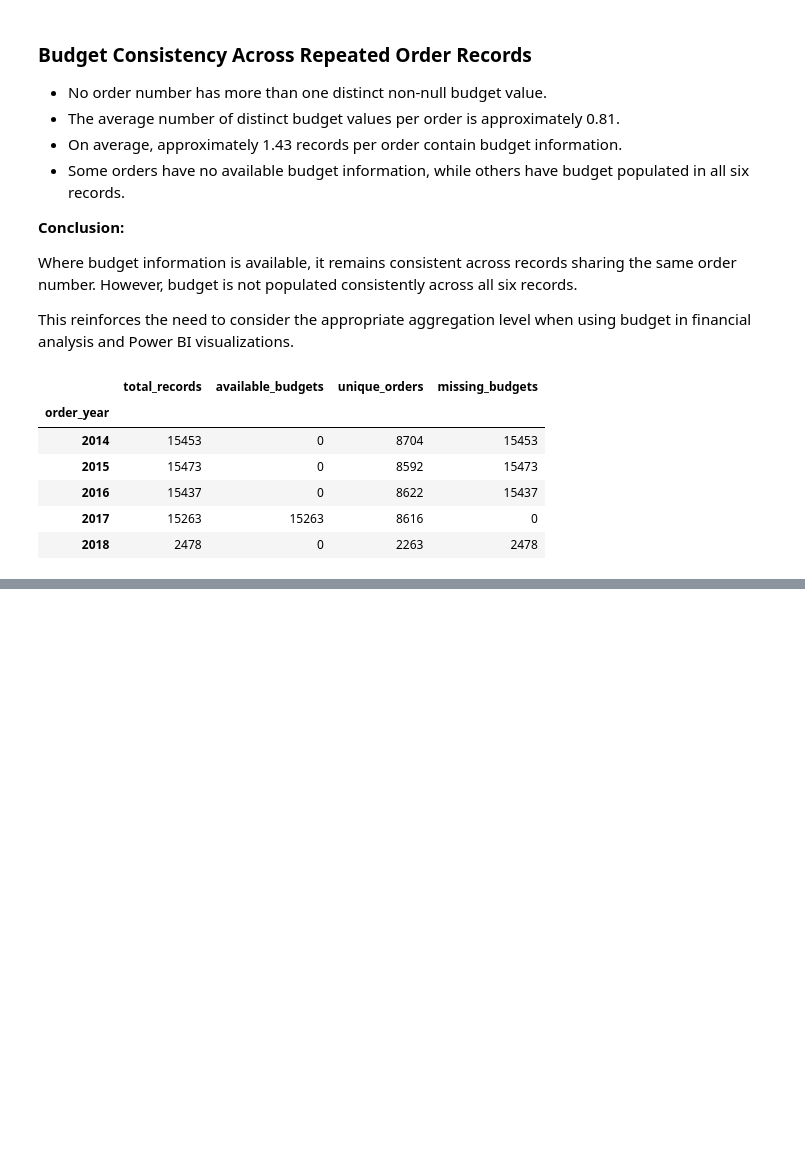
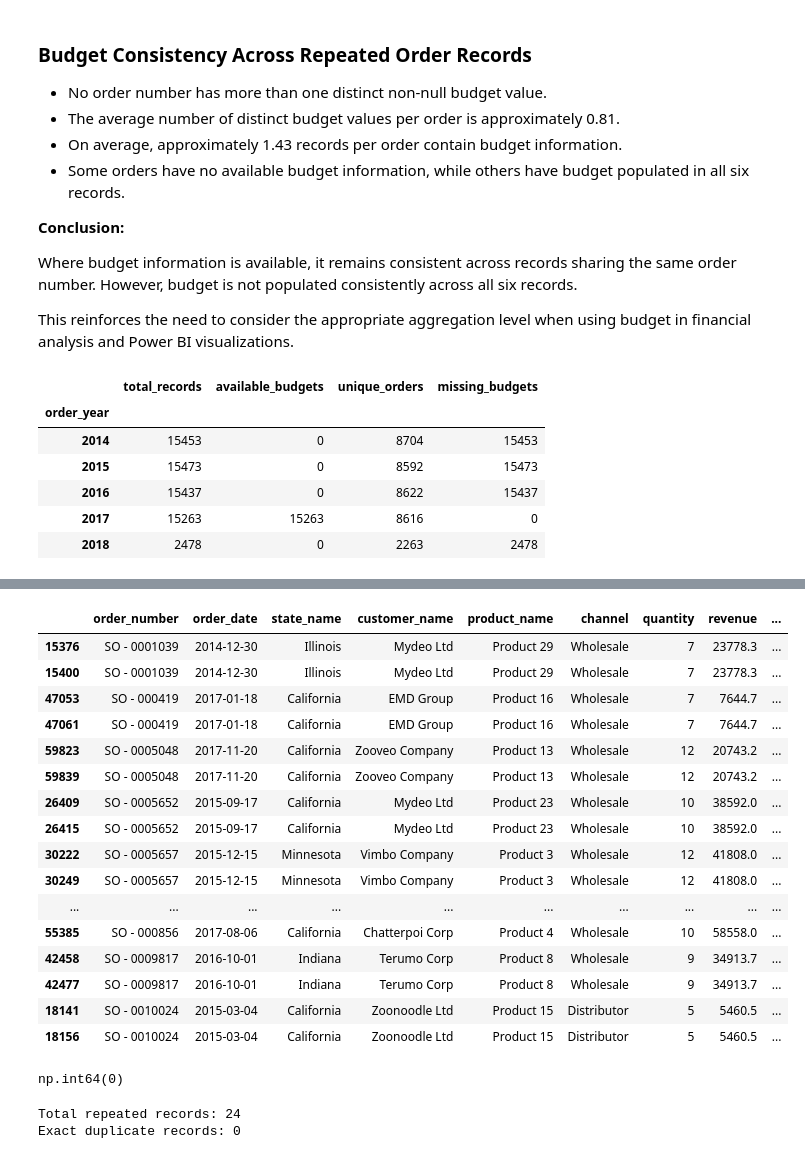
Before and after one commit to esthermaina36/sales-analysis-project, a Jupyter notebook: notebooks/01_sales_data_exploration.ipynb, the cells around one changed output, grey strips where cells are left out. Saved outputs shown, nothing was run; the diff lists cells and outputs as text; code cells hidden in the pictures; blank space fills up the shorter version.

```diff
--- a/notebooks/01_sales_data_exploration.ipynb
+++ b/notebooks/01_sales_data_exploration.ipynb
@@ -941,0 +1078,44 @@ budget_by_year
+# %%
+repeated_combinations = df[
+    df.duplicated(
+        subset=['order_number', 'order_date', 'state'],
+        keep=False
+    )
+].sort_values(
+    ['order_number', 'order_date', 'state']
+)
+
+repeated_combinations[
+    ['order_number', 'order_date', 'state_name',
+     'customer_name', 'product_name', 'channel',
+     'quantity', 'revenue', 'profit']
+]
+# %% [output]
+|  | order_number | order_date | state_name | customer_name | product_name | channel | quantity | revenue | ... |
+| 15376 | SO - 0001039 | 2014-12-30 | Illinois | Mydeo Ltd | Product 29 | Wholesale | 7 | 23778.3 | ... |
+| 15400 | SO - 0001039 | 2014-12-30 | Illinois | Mydeo Ltd | Product 29 | Wholesale | 7 | 23778.3 | ... |
+| 47053 | SO - 000419 | 2017-01-18 | California | EMD Group | Product 16 | Wholesale | 7 | 7644.7 | ... |
+| 47061 | SO - 000419 | 2017-01-18 | California | EMD Group | Product 16 | Wholesale | 7 | 7644.7 | ... |
+| 59823 | SO - 0005048 | 2017-11-20 | California | Zooveo Company | Product 13 | Wholesale | 12 | 20743.2 | ... |
+| 59839 | SO - 0005048 | 2017-11-20 | California | Zooveo Company | Product 13 | Wholesale | 12 | 20743.2 | ... |
+| 26409 | SO - 0005652 | 2015-09-17 | California | Mydeo Ltd | Product 23 | Wholesale | 10 | 38592.0 | ... |
+| 26415 | SO - 0005652 | 2015-09-17 | California | Mydeo Ltd | Product 23 | Wholesale | 10 | 38592.0 | ... |
+| 30222 | SO - 0005657 | 2015-12-15 | Minnesota | Vimbo Company | Product 3 | Wholesale | 12 | 41808.0 | ... |
+| 30249 | SO - 0005657 | 2015-12-15 | Minnesota | Vimbo Company | Product 3 | Wholesale | 12 | 41808.0 | ... |
+| ... | ... | ... | ... | ... | ... | ... | ... | ... | ... |
+| 55385 | SO - 000856 | 2017-08-06 | California | Chatterpoi Corp | Product 4 | Wholesale | 10 | 58558.0 | ... |
+| 42458 | SO - 0009817 | 2016-10-01 | Indiana | Terumo Corp | Product 8 | Wholesale | 9 | 34913.7 | ... |
+| 42477 | SO - 0009817 | 2016-10-01 | Indiana | Terumo Corp | Product 8 | Wholesale | 9 | 34913.7 | ... |
+| 18141 | SO - 0010024 | 2015-03-04 | California | Zoonoodle Ltd | Product 15 | Distributor | 5 | 5460.5 | ... |
+| 18156 | SO - 0010024 | 2015-03-04 | California | Zoonoodle Ltd | Product 15 | Distributor | 5 | 5460.5 | ... |
+# %%
+repeated_combinations.duplicated().sum()
+# %% [output]
+np.int64(0)
+# %%
+print("Total repeated records:", len(repeated_combinations))
+print("Exact duplicate records:",
+      repeated_combinations.duplicated().sum())
+# %% [output]
+Total repeated records: 24
+Exact duplicate records: 0
```
Also changed, not shown: parts of 82 cells of this notebook.
